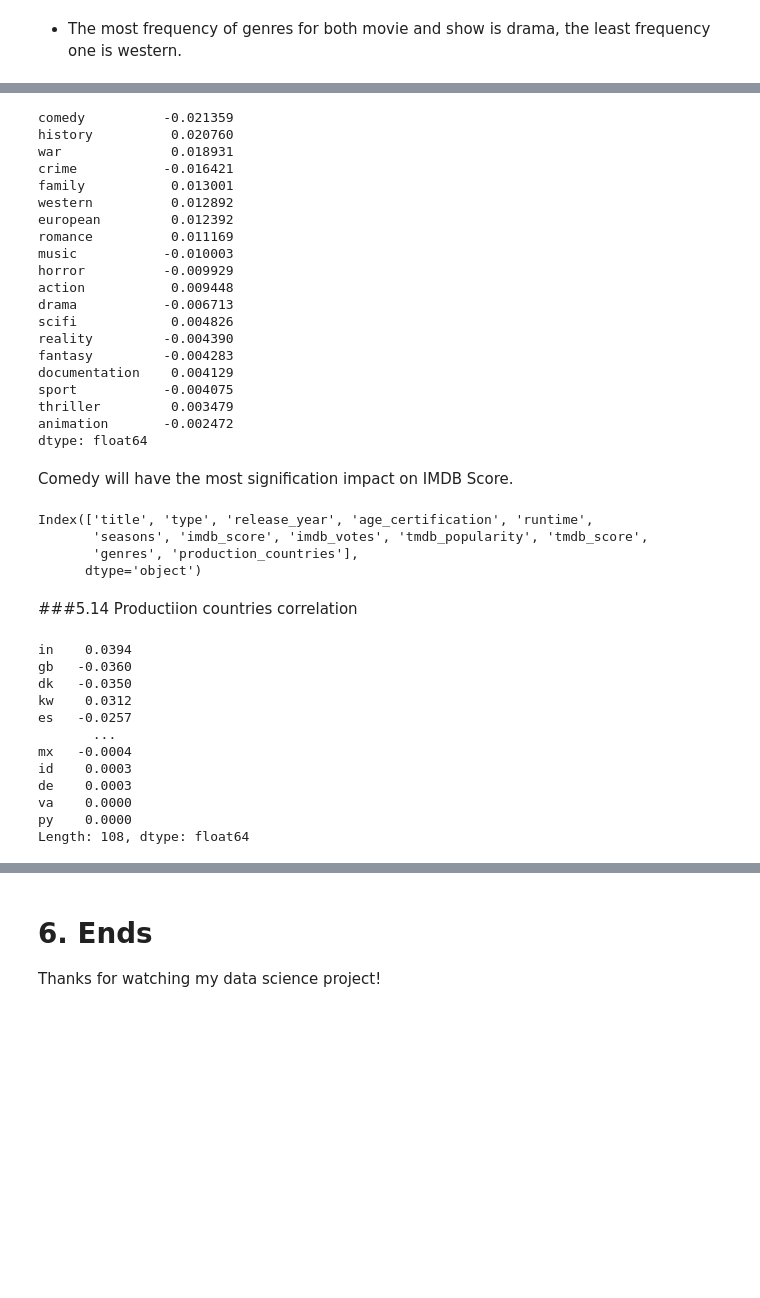
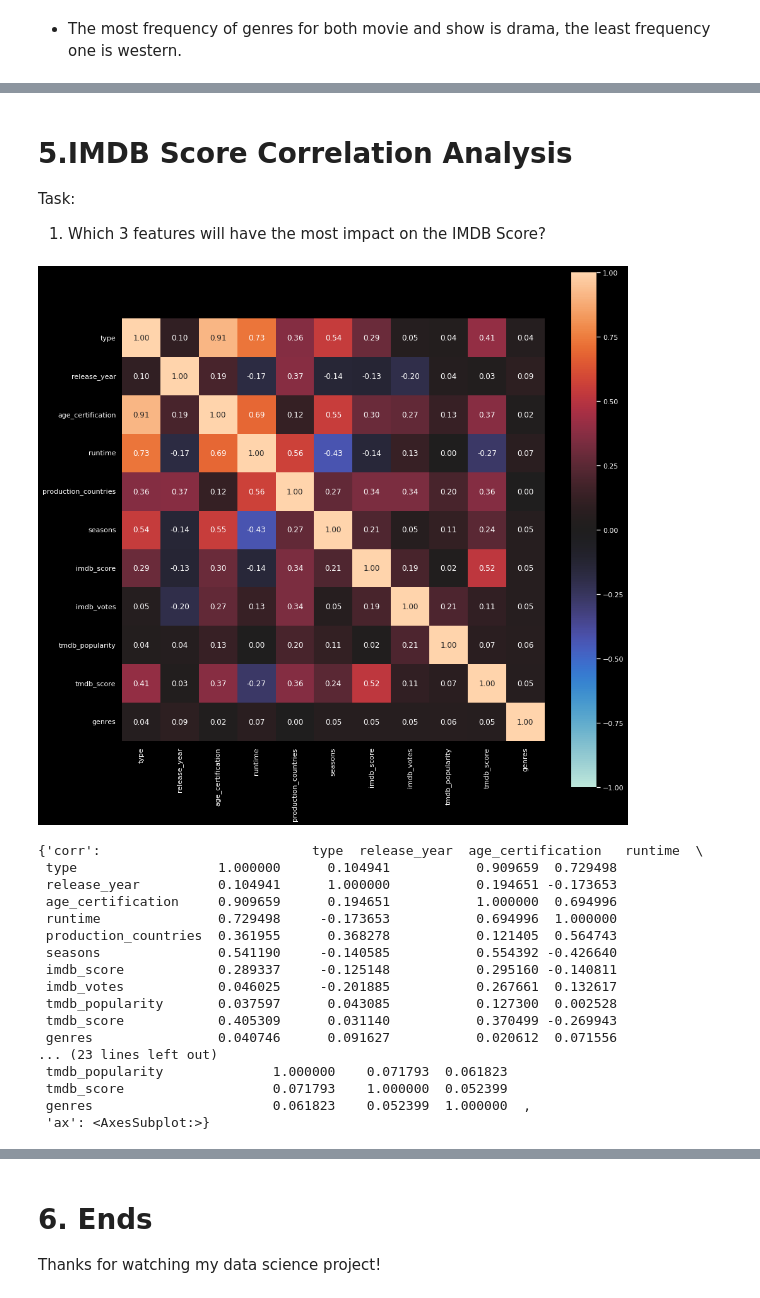
Before and after one commit to JackieYi/Kaggle-Netfilx-Project, a Jupyter notebook: project.ipynb, the cells around one changed output, grey strips where cells are left out. Cells and saved outputs as stored; diff of their text form; code cells hidden in the pictures; blank space fills up the shorter version.

```diff
--- a/project.ipynb
+++ b/project.ipynb
@@ -417,49 +365,27 @@ Not rated age certification will have the most signification impact on IMDB Scor
-# %%
-pd.get_dummies(df_stack["genres"]).apply(lambda x: x.corr(df_stack["imdb_score"])).sort_values(key=abs,ascending=False)
-# %% [output]
-comedy          -0.021359
-history          0.020760
-war              0.018931
-crime           -0.016421
-family           0.013001
-western          0.012892
-european         0.012392
-romance          0.011169
-music           -0.010003
-horror          -0.009929
-action           0.009448
-drama           -0.006713
-scifi            0.004826
-reality         -0.004390
-fantasy         -0.004283
-documentation    0.004129
-sport           -0.004075
-thriller         0.003479
-animation       -0.002472
-dtype: float64
 # %% [markdown]
-Comedy will have the most signification impact on IMDB Score.
+# 5.IMDB Score Correlation Analysis
+
+Task:
+
+1. Which 3 features will have the most impact on the IMDB Score?
-# %%
-df_stack.columns
-# %% [output]
-Index(['title', 'type', 'release_year', 'age_certification', 'runtime',
-       'seasons', 'imdb_score', 'imdb_votes', 'tmdb_popularity', 'tmdb_score',
-       'genres', 'production_countries'],
-      dtype='object')
-# %% [markdown]
-###5.14 Productiion countries correlation
-# %%
-pd.get_dummies(df_stack["production_countries"]).apply(lambda x: x.corr(df_stack["imdb_score"])).sort_values(key=abs,ascending=False).round(4)
-# %% [output]
-in    0.0394
-gb   -0.0360
-dk   -0.0350
-kw    0.0312
-es   -0.0257
-       ...
-mx   -0.0004
-id    0.0003
-de    0.0003
-va    0.0000
-py    0.0000
-Length: 108, dtype: float64
+# %%
+associations(df_stack.drop("title",axis=1),nominal_columns="auto",figsize=(15,15))
+# %% [output]
+[figure, added]
+{'corr':                           type  release_year  age_certification   runtime  \
+ type                  1.000000      0.104941           0.909659  0.729498
+ release_year          0.104941      1.000000           0.194651 -0.173653
+ age_certification     0.909659      0.194651           1.000000  0.694996
+ runtime               0.729498     -0.173653           0.694996  1.000000
+ production_countries  0.361955      0.368278           0.121405  0.564743
+ seasons               0.541190     -0.140585           0.554392 -0.426640
+ imdb_score            0.289337     -0.125148           0.295160 -0.140811
+ imdb_votes            0.046025     -0.201885           0.267661  0.132617
+ tmdb_popularity       0.037597      0.043085           0.127300  0.002528
+ tmdb_score            0.405309      0.031140           0.370499 -0.269943
+ genres                0.040746      0.091627           0.020612  0.071556
+... (23 lines left out)
+ tmdb_popularity              1.000000    0.071793  0.061823
+ tmdb_score                   0.071793    1.000000  0.052399
+ genres                       0.061823    0.052399  1.000000  ,
+ 'ax': <AxesSubplot:>}
```
Also changed, not shown: parts of 13 cells of this notebook.
